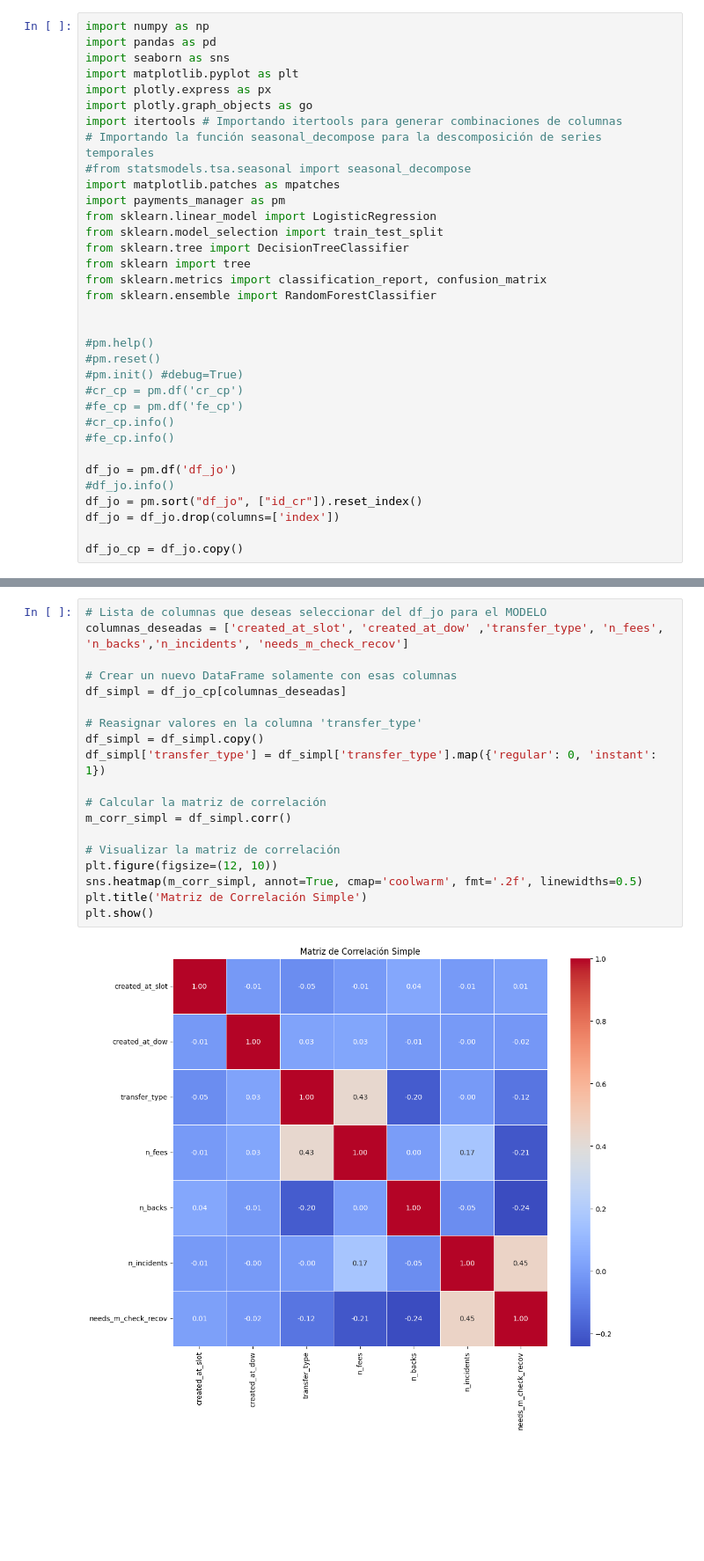
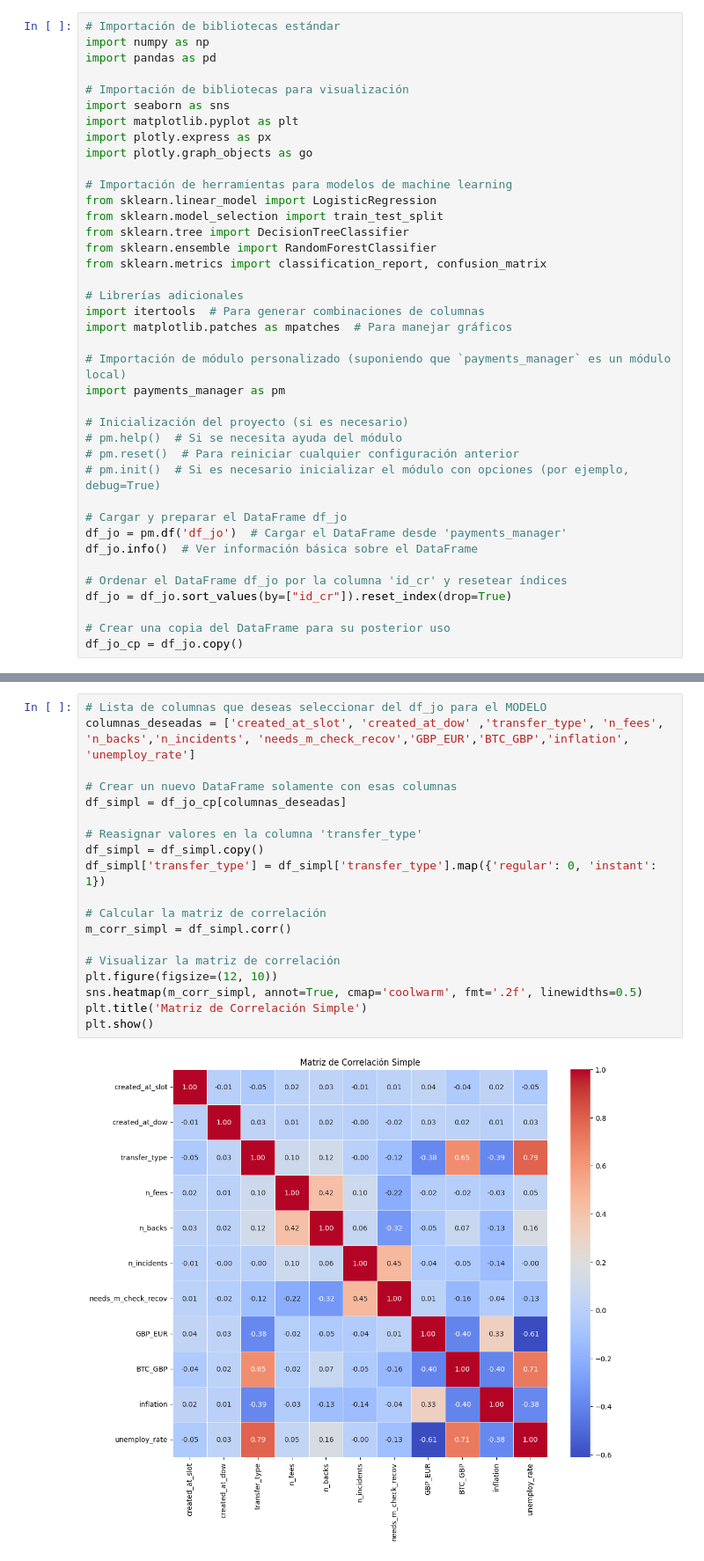
Before and after one commit to Data-Science-Pasta-Loca/ProyectoPastaLoca2, a Jupyter notebook: Decision_Tree_Regression.ipynb, the cells around one changed output, grey strips where cells are left out. Shown at 88% size. Saved outputs shown, nothing was run; the diff lists cells and outputs as text; blank space fills up the shorter version.

```diff
--- a/Decision_Tree_Regression.ipynb
+++ b/Decision_Tree_Regression.ipynb
@@ -1,34 +1,39 @@
 # %%
+# Importación de bibliotecas estándar
 import numpy as np
 import pandas as pd
+
+# Importación de bibliotecas para visualización
 import seaborn as sns
 import matplotlib.pyplot as plt
 import plotly.express as px
 import plotly.graph_objects as go
-import itertools # Importando itertools para generar combinaciones de columnas
-# Importando la función seasonal_decompose para la descomposición de series temporales
-#from statsmodels.tsa.seasonal import seasonal_decompose
-import matplotlib.patches as mpatches
-import payments_manager as pm
+
+# Importación de herramientas para modelos de machine learning
 from sklearn.linear_model import LogisticRegression
 from sklearn.model_selection import train_test_split
 from sklearn.tree import DecisionTreeClassifier
-from sklearn import tree
+from sklearn.ensemble import RandomForestClassifier
 from sklearn.metrics import classification_report, confusion_matrix
-from sklearn.ensemble import RandomForestClassifier
 
+# Librerías adicionales
+import itertools  # Para generar combinaciones de columnas
+import matplotlib.patches as mpatches  # Para manejar gráficos
 
-#pm.help()
-#pm.reset()
-#pm.init() #debug=True)
-#cr_cp = pm.df('cr_cp')
-#fe_cp = pm.df('fe_cp')
-#cr_cp.info()
-#fe_cp.info()
+# Importación de módulo personalizado (suponiendo que `payments_manager` es un módulo local)
+import payments_manager as pm
 
-df_jo = pm.df('df_jo')
-#df_jo.info()
-df_jo = pm.sort("df_jo", ["id_cr"]).reset_index()
-df_jo = df_jo.drop(columns=['index'])
+# Inicialización del proyecto (si es necesario)
+# pm.help()  # Si se necesita ayuda del módulo
+# pm.reset()  # Para reiniciar cualquier configuración anterior
+# pm.init()  # Si es necesario inicializar el módulo con opciones (por ejemplo, debug=True)
 
+# Cargar y preparar el DataFrame df_jo
+df_jo = pm.df('df_jo')  # Cargar el DataFrame desde 'payments_manager'
+df_jo.info()  # Ver información básica sobre el DataFrame
+
+# Ordenar el DataFrame df_jo por la columna 'id_cr' y resetear índices
+df_jo = df_jo.sort_values(by=["id_cr"]).reset_index(drop=True)
+
+# Crear una copia del DataFrame para su posterior uso
 df_jo_cp = df_jo.copy()
@@ -35,21 +58,21 @@ df_jo_cp = df_jo.copy()
 # %%
 # Lista de columnas que deseas seleccionar del df_jo para el MODELO
-columnas_deseadas = ['created_at_slot', 'created_at_dow' ,'transfer_type', 'n_fees', 'n_backs','n_incidents', 'needs_m_check_recov']
+columnas_deseadas = ['created_at_slot', 'created_at_dow' ,'transfer_type', 'n_fees', 'n_backs','n_incidents', 'needs_m_check_recov','GBP_EUR','BTC_GBP','inflation', 'unemploy_rate']
 
 # Crear un nuevo DataFrame solamente con esas columnas
 df_simpl = df_jo_cp[columnas_deseadas]
 
 # Reasignar valores en la columna 'transfer_type'
 df_simpl = df_simpl.copy()
 df_simpl['transfer_type'] = df_simpl['transfer_type'].map({'regular': 0, 'instant': 1})
 
 # Calcular la matriz de correlación
 m_corr_simpl = df_simpl.corr()
 
 # Visualizar la matriz de correlación
 plt.figure(figsize=(12, 10))
 sns.heatmap(m_corr_simpl, annot=True, cmap='coolwarm', fmt='.2f', linewidths=0.5)
 plt.title('Matriz de Correlación Simple')
 plt.show()
 # %% [output]
-[figure, old version]
+[figure, new version]
```
Also changed, not shown: parts of 10 cells of this notebook, 1 other file.
